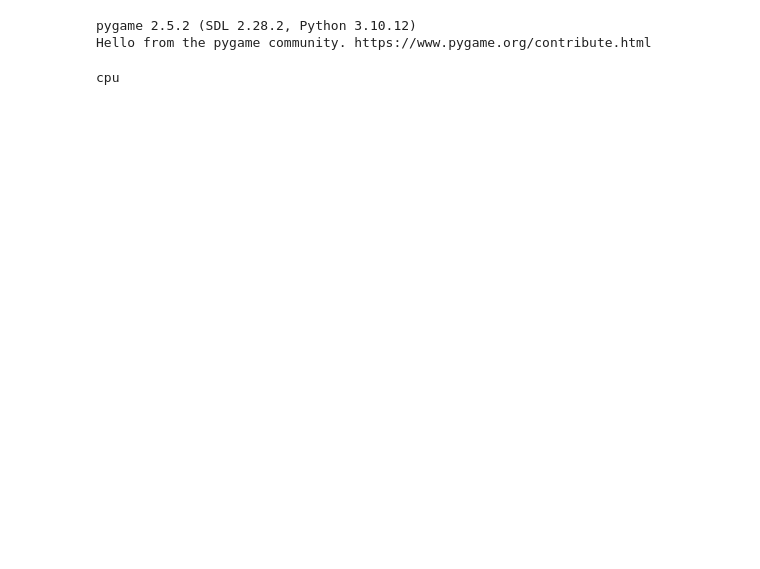
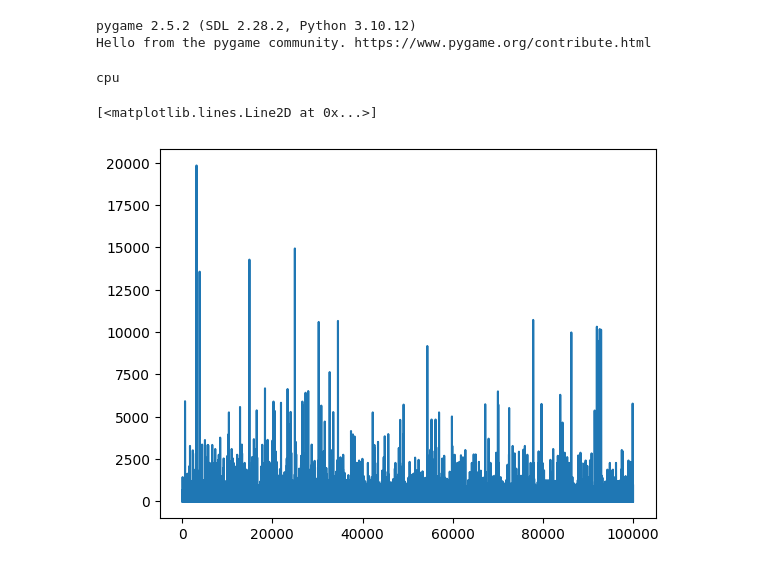
Before and after one commit to na-trium-144/pumila, a Jupyter notebook: notebook/pumila14.ipynb, the cells around one changed output. Cells and saved outputs as stored; diff of their text form; code cells hidden in the pictures; blank space fills up the shorter version.

```diff
--- a/notebook/pumila14.ipynb
+++ b/notebook/pumila14.ipynb
@@ -76,0 +93,5 @@ torch.save(learning.policy_net, "pumila14.pt")
+# %%
+plt.plot(rewards)
+# %% [output]
+[<matplotlib.lines.Line2D at 0x...>]
+[figure, added]
```
Also changed, not shown: parts of 10 cells of this notebook, 1 other file.
